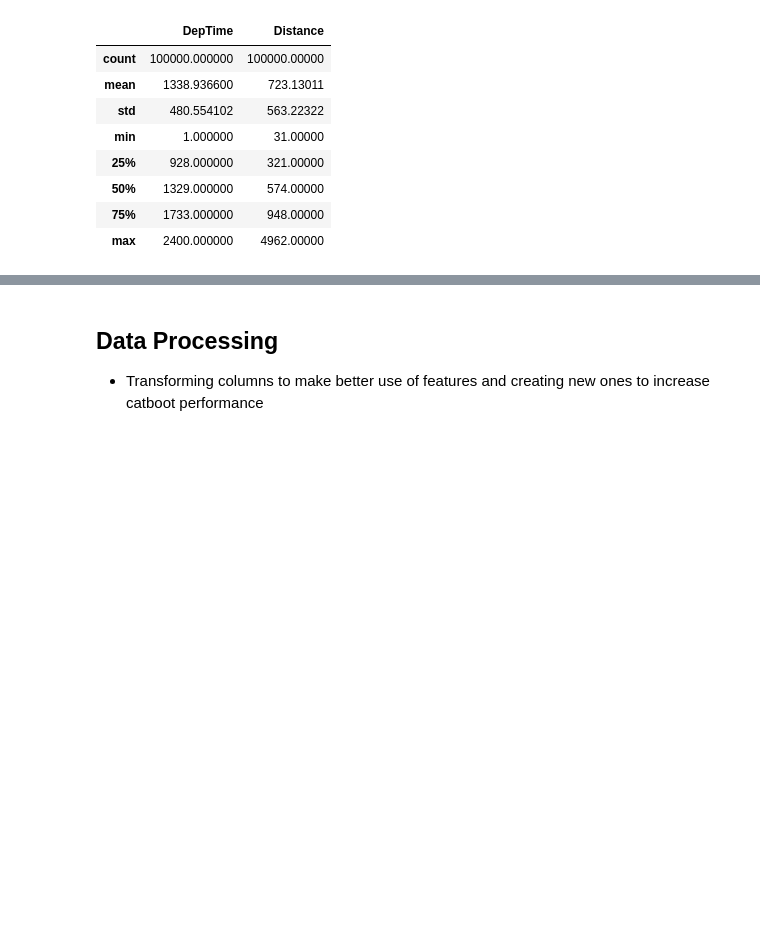
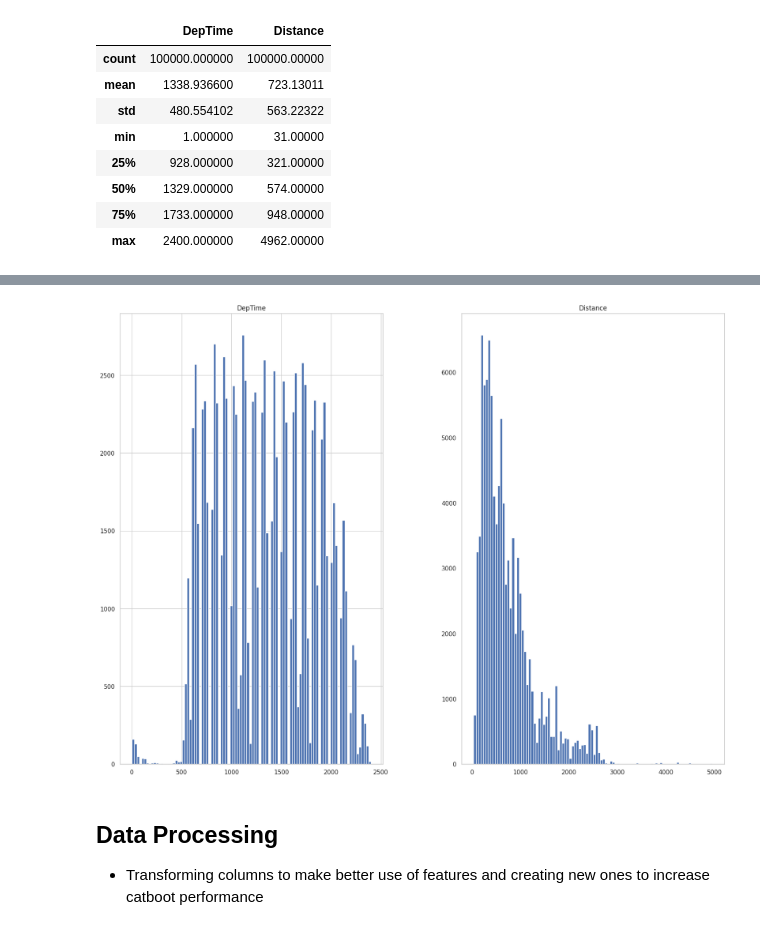
Before and after one commit to RJHXA/flight-delays-kaggle, a Jupyter notebook: main.ipynb, the cells around one changed output, grey strips where cells are left out. Cells and saved outputs as stored; diff of their text form; code cells hidden in the pictures; blank space fills up the shorter version.

```diff
--- a/main.ipynb
+++ b/main.ipynb
@@ -176,3 +191,9 @@ plt.show()
+# %%
+test.hist(bins=100, figsize=(20,15))
+plt.grid()
+plt.show()
+# %% [output]
+[figure, added]
 # %% [markdown]
 ## Data Processing
 
```
Also changed, not shown: parts of 79 cells of this notebook, 12 other files.
